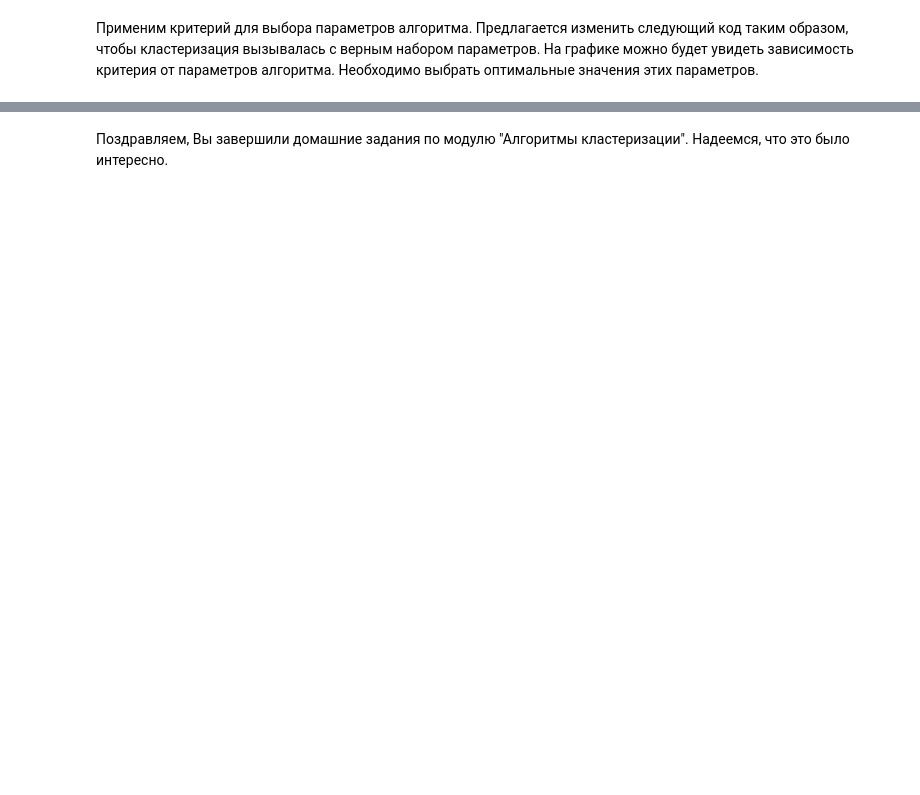
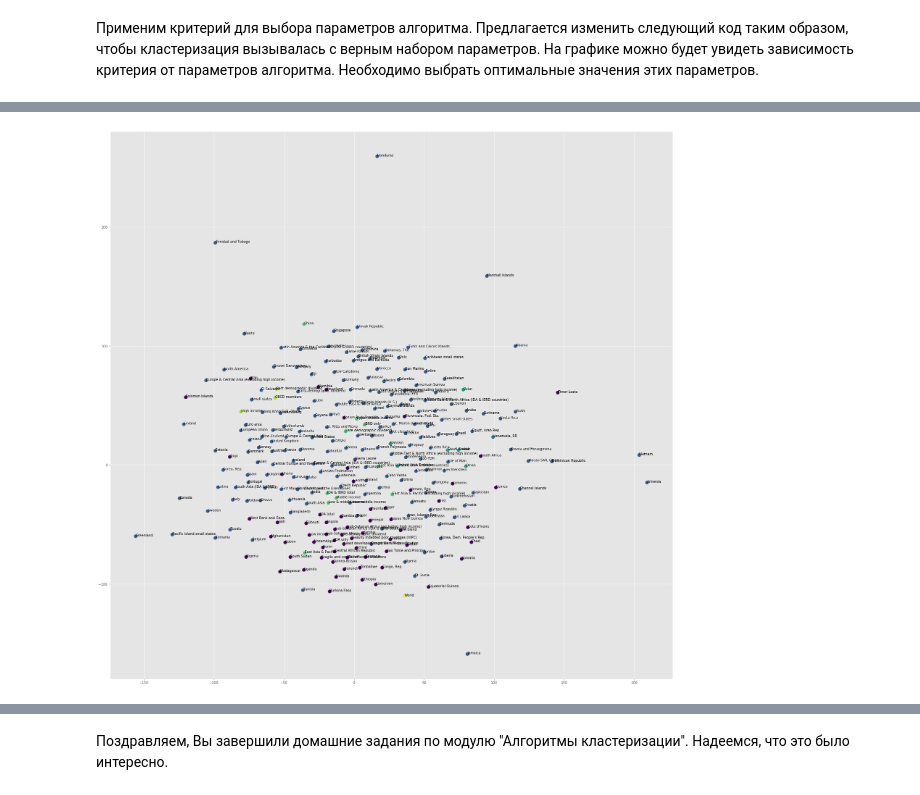
Before and after one commit to borisman18/Sphere, a Jupyter notebook: Feldman Boris hw2.ipynb, the cells around one changed output, grey strips where cells are left out. Cells and saved outputs as stored; diff of their text form; code cells hidden in the pictures; blank space fills up the shorter version.

```diff
--- a/Feldman Boris hw2.ipynb
+++ b/Feldman Boris hw2.ipynb
@@ -347,0 +264,10 @@ array([1, 1, 1, 1, 1, 1, 1, 1, 1, 1, 1, 1, 1, 1, 1, 1, 1, 1, 1, 1, 1, 1, 1,
+# %%
+df = pd.read_csv('WDIData.csv', sep=',')
+df1 = df[['Country Name', 'Indicator Code', '2014']]
+df1 = df1.set_index(['Country Name', 'Indicator Code'])
+df1 = df1.unstack()
+df1 = (df1 - df1.mean()) / df1.std()
+df1 = df1['2014']
+df1 = df1.fillna(0)
+df1  = df1[df1.columns[(df1 ** 2).sum() > 200]]
+df1.head()
@@ -347,0 +283,9 @@ array([1, 1, 1, 1, 1, 1, 1, 1, 1, 1, 1, 1, 1, 1, 1, 1, 1, 1, 1, 1, 1, 1, 1,
+# %%
+model = Clustering(df1.values,k=8,linkage='average')
+model.fit()
+labels = model.predict()
+# %%
+for i in xrange(1,8):
+    print 'cluster №', i
+    print list(df1.iloc[labels == i].index)
+    print '==========='
@@ -347,0 +310,15 @@ array([1, 1, 1, 1, 1, 1, 1, 1, 1, 1, 1, 1, 1, 1, 1, 1, 1, 1, 1, 1, 1, 1, 1,
+# %%
+X_embedded = TSNE(n_components=2).fit_transform(df1.values)
+# %%
+import sys
+reload(sys)
+sys.setdefaultencoding('UTF8')
+plt.figure()
+plt.style.use('ggplot')
+plt.rcParams['figure.figsize'] = (30,30)
+plt.scatter(X_embedded[:,0], X_embedded[:,1], c=labels,  s=100)
+for i in xrange(df1.shape[0]):
+    plt.annotate((df1.index[i]), xy = X_embedded[i])
+plt.show()
+# %% [output]
+[figure, added]
```
Also changed, not shown: parts of 18 cells of this notebook.
